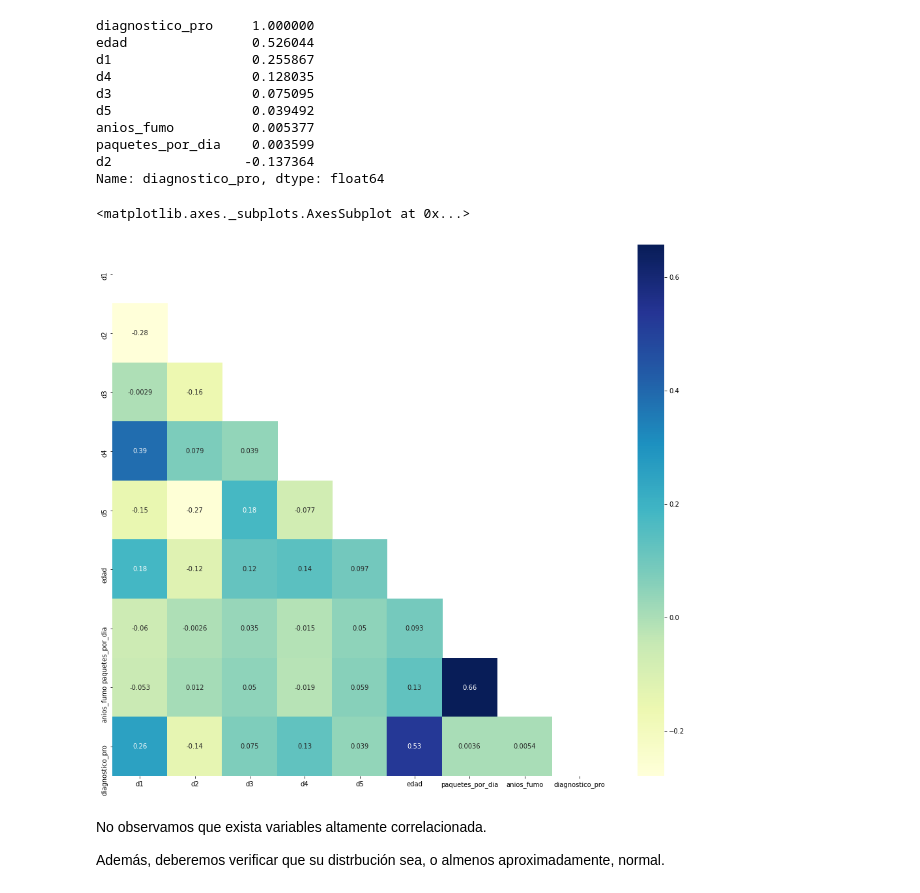
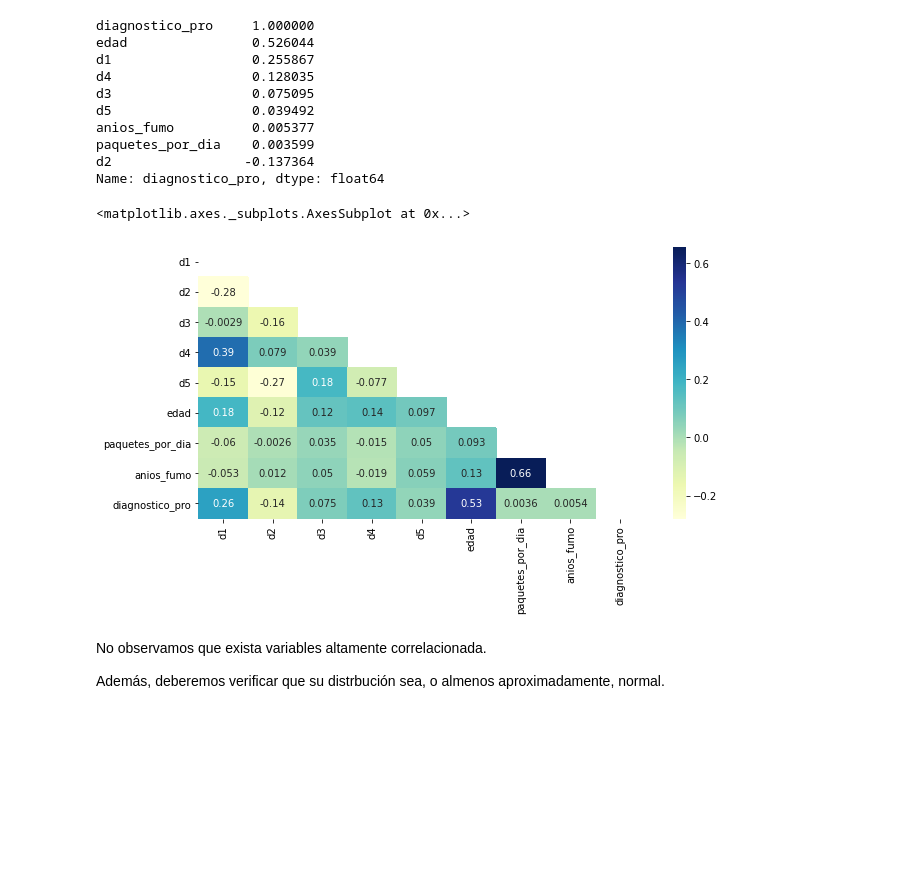
Before and after one commit to candelarobledof/Parkinson, a Jupyter notebook: Copia_de_Regresión_Logística_y_Naive_Bayes.ipynb, the cells around one changed output. Cells and saved outputs as stored; diff of their text form; code cells hidden in the pictures; blank space fills up the shorter version.

```diff
--- a/Copia_de_Regresión_Logística_y_Naive_Bayes.ipynb
+++ b/Copia_de_Regresión_Logística_y_Naive_Bayes.ipynb
@@ -186,12 +184,12 @@ paquetes_por_dia    0.003599
 d2                 -0.137364
 Name: diagnostico_pro, dtype: float64
 # %%
-plt.figure(figsize=(17, 15))
+plt.figure(figsize=(10, 5))
 matrix = np.triu(df_varnumericas.corr())
 sns.heatmap(df_varnumericas.corr(), annot=True, mask=matrix,  cmap="YlGnBu")
 # %% [output]
 <matplotlib.axes._subplots.AxesSubplot at 0x...>
-[figure, old version]
+[figure, new version]
 # %% [markdown]
 No observamos que exista variables altamente correlacionada.
 
```
Also changed, not shown: parts of 9 cells of this notebook.
